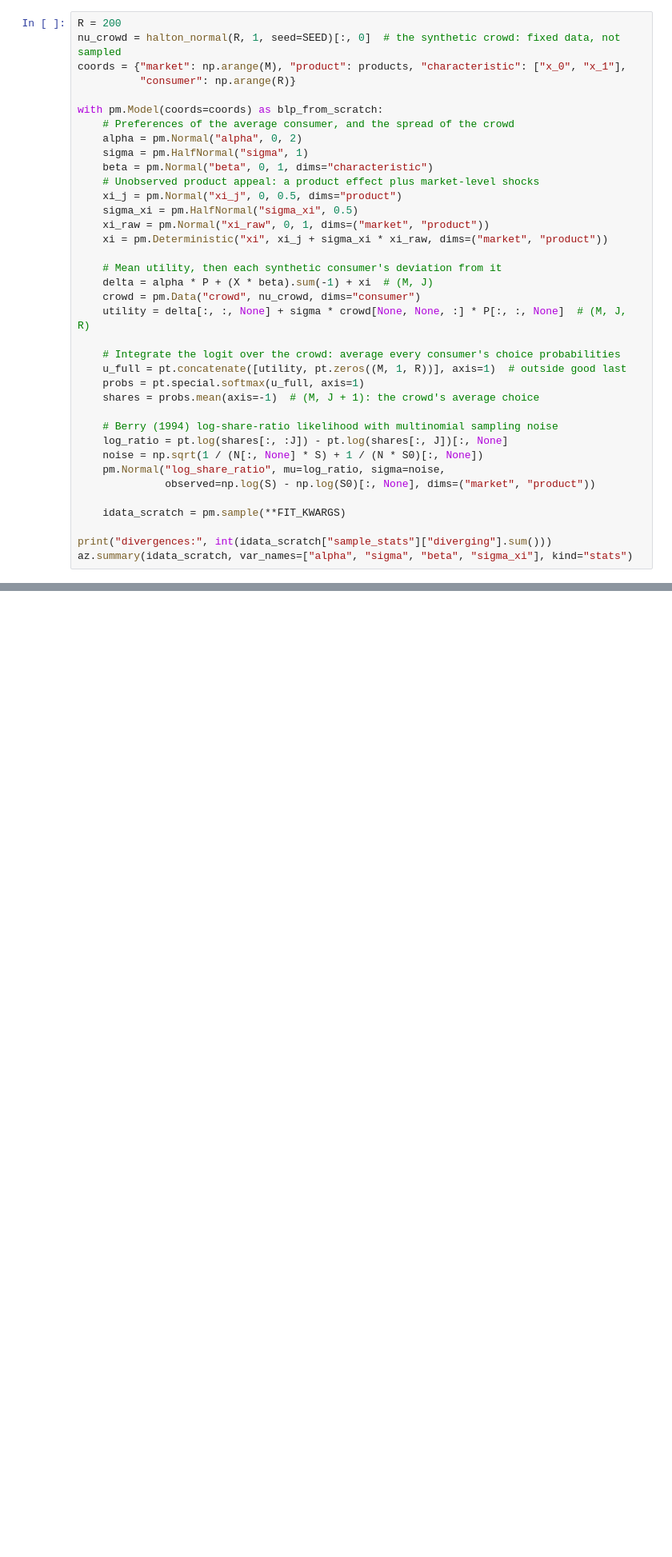
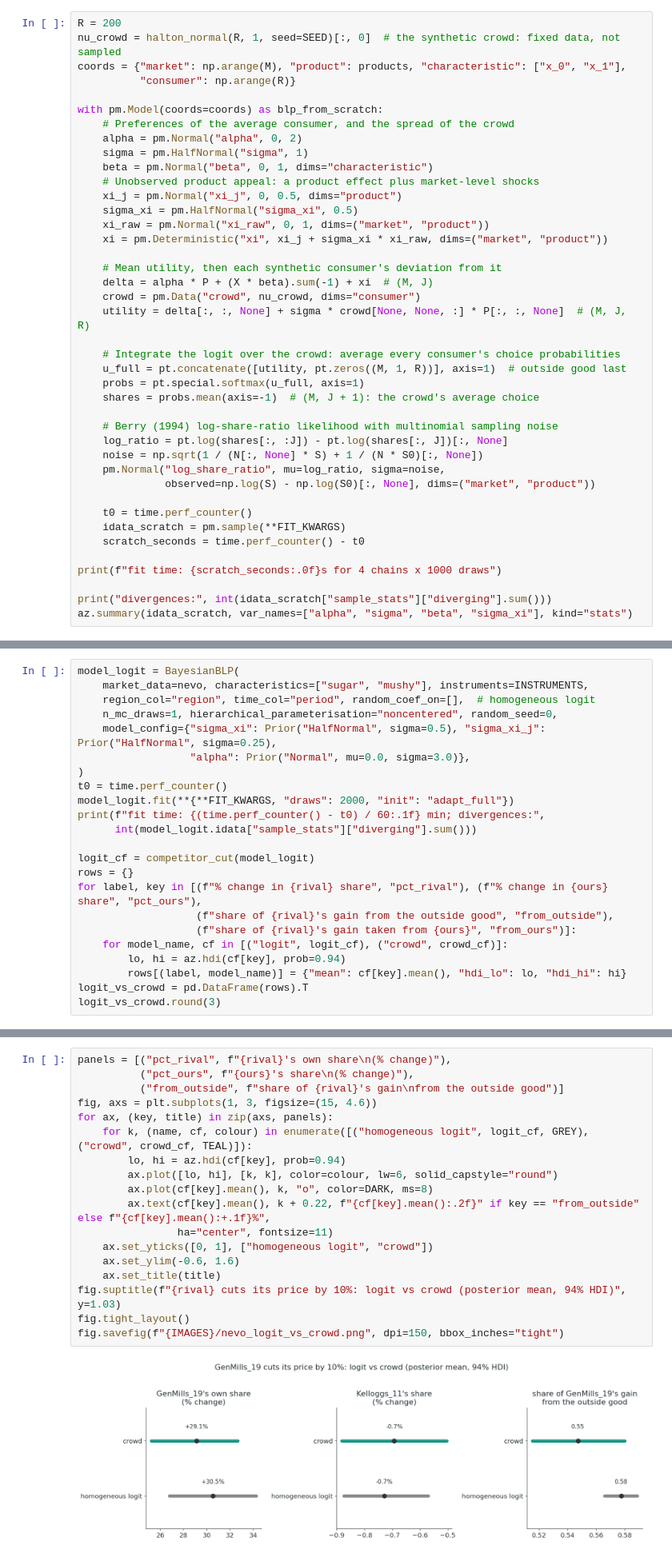
Before and after one commit to NathanielF/NathanielF.github.io, a Jupyter notebook: talks/pycon_ireland_2026_blp/notebook/synthetic_crowd.ipynb, the cells around one changed output, grey strips where cells are left out. Shown at 80% size. Drawn from its saved outputs; the diff is of its cells as text; blank space fills up the shorter version.

```diff
--- a/talks/pycon_ireland_2026_blp/notebook/synthetic_crowd.ipynb
+++ b/talks/pycon_ireland_2026_blp/notebook/synthetic_crowd.ipynb
@@ -415,7 +416,11 @@ with pm.Model(coords=coords) as blp_from_scratch:
     pm.Normal("log_share_ratio", mu=log_ratio, sigma=noise,
               observed=np.log(S) - np.log(S0)[:, None], dims=("market", "product"))
 
+    t0 = time.perf_counter()
     idata_scratch = pm.sample(**FIT_KWARGS)
+    scratch_seconds = time.perf_counter() - t0
+
+print(f"fit time: {scratch_seconds:.0f}s for 4 chains x 1000 draws")
 
 print("divergences:", int(idata_scratch["sample_stats"]["diverging"].sum()))
 az.summary(idata_scratch, var_names=["alpha", "sigma", "beta", "sigma_xi"], kind="stats")
@@ -735,0 +755,23 @@ fig.savefig(f"{IMAGES}/nevo_counterfactual.png", dpi=150, bbox_inches="tight")
+# %%
+model_logit = BayesianBLP(
+    market_data=nevo, characteristics=["sugar", "mushy"], instruments=INSTRUMENTS,
+    region_col="region", time_col="period", random_coef_on=[],  # homogeneous logit
+    n_mc_draws=1, hierarchical_parameterisation="noncentered", random_seed=0,
+    model_config={"sigma_xi": Prior("HalfNormal", sigma=0.5), "sigma_xi_j": Prior("HalfNormal", sigma=0.25),
+                  "alpha": Prior("Normal", mu=0.0, sigma=3.0)},
+)
+t0 = time.perf_counter()
+model_logit.fit(**{**FIT_KWARGS, "draws": 2000, "init": "adapt_full"})
+print(f"fit time: {(time.perf_counter() - t0) / 60:.1f} min; divergences:",
+      int(model_logit.idata["sample_stats"]["diverging"].sum()))
+
+logit_cf = competitor_cut(model_logit)
+rows = {}
+for label, key in [(f"% change in {rival} share", "pct_rival"), (f"% change in {ours} share", "pct_ours"),
+                   (f"share of {rival}'s gain from the outside good", "from_outside"),
+                   (f"share of {rival}'s gain taken from {ours}", "from_ours")]:
+    for model_name, cf in [("logit", logit_cf), ("crowd", crowd_cf)]:
+        lo, hi = az.hdi(cf[key], prob=0.94)
+        rows[(label, model_name)] = {"mean": cf[key].mean(), "hdi_lo": lo, "hdi_hi": hi}
+logit_vs_crowd = pd.DataFrame(rows).T
+logit_vs_crowd.round(3)
@@ -736 +790,21 @@ fig.savefig(f"{IMAGES}/nevo_counterfactual.png", dpi=150, bbox_inches="tight")
+# %%
+panels = [("pct_rival", f"{rival}'s own share\n(% change)"),
+          ("pct_ours", f"{ours}'s share\n(% change)"),
+          ("from_outside", f"share of {rival}'s gain\nfrom the outside good")]
+fig, axs = plt.subplots(1, 3, figsize=(15, 4.6))
+for ax, (key, title) in zip(axs, panels):
+    for k, (name, cf, colour) in enumerate([("homogeneous logit", logit_cf, GREY), ("crowd", crowd_cf, TEAL)]):
+        lo, hi = az.hdi(cf[key], prob=0.94)
+        ax.plot([lo, hi], [k, k], color=colour, lw=6, solid_capstyle="round")
+        ax.plot(cf[key].mean(), k, "o", color=DARK, ms=8)
+        ax.text(cf[key].mean(), k + 0.22, f"{cf[key].mean():.2f}" if key == "from_outside" else f"{cf[key].mean():+.1f}%",
+                ha="center", fontsize=11)
+    ax.set_yticks([0, 1], ["homogeneous logit", "crowd"])
+    ax.set_ylim(-0.6, 1.6)
+    ax.set_title(title)
+fig.suptitle(f"{rival} cuts its price by 10%: logit vs crowd (posterior mean, 94% HDI)", y=1.03)
+fig.tight_layout()
+fig.savefig(f"{IMAGES}/nevo_logit_vs_crowd.png", dpi=150, bbox_inches="tight")
+# %% [output]
+[figure, added]
 # %% [markdown]
```
Also changed, not shown: parts of 8 cells of this notebook, 15 other files.
